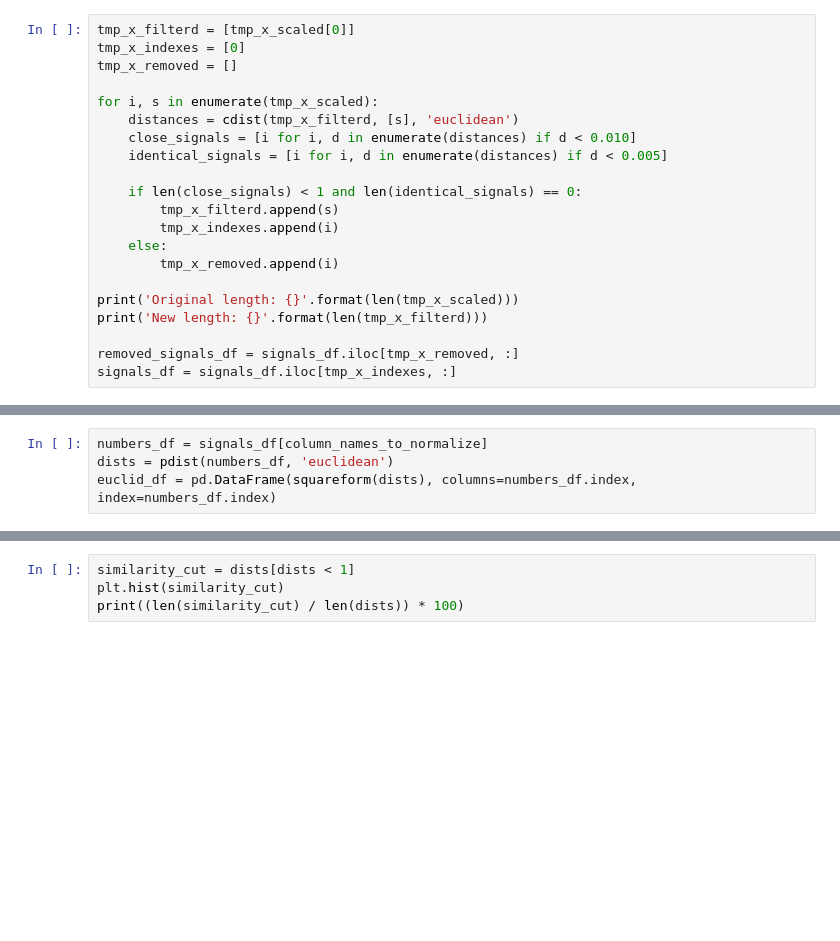
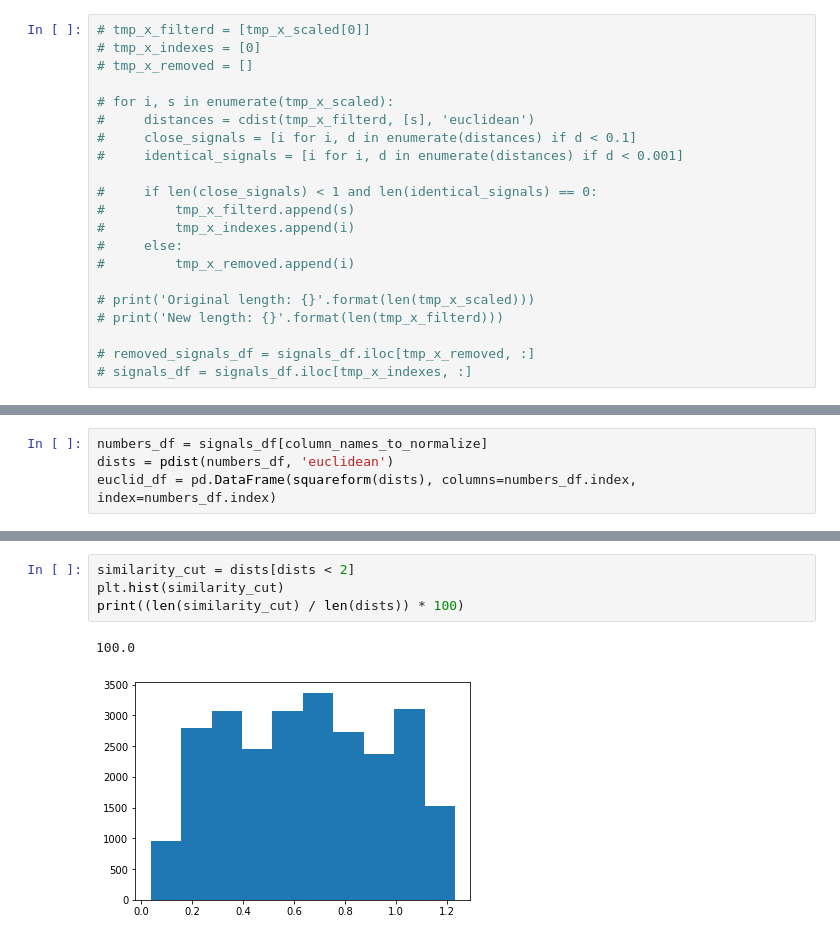
Before and after one commit to presence-solutions/mqtt-room-presence, a Jupyter notebook: research.ipynb, the cells around one changed output, grey strips where cells are left out. Saved outputs shown, nothing was run; the diff lists cells and outputs as text; blank space fills up the shorter version.

Commit message:
similarity filtered learning

```diff
--- a/research.ipynb
+++ b/research.ipynb
@@ -48,22 +75,22 @@ signals_df[column_names_to_normalize] = df_temp
 # %%
-tmp_x_filterd = [tmp_x_scaled[0]]
-tmp_x_indexes = [0]
-tmp_x_removed = []
+# tmp_x_filterd = [tmp_x_scaled[0]]
+# tmp_x_indexes = [0]
+# tmp_x_removed = []
 
-for i, s in enumerate(tmp_x_scaled):
-    distances = cdist(tmp_x_filterd, [s], 'euclidean')
-    close_signals = [i for i, d in enumerate(distances) if d < 0.010]
-    identical_signals = [i for i, d in enumerate(distances) if d < 0.005]
+# for i, s in enumerate(tmp_x_scaled):
+#     distances = cdist(tmp_x_filterd, [s], 'euclidean')
+#     close_signals = [i for i, d in enumerate(distances) if d < 0.1]
+#     identical_signals = [i for i, d in enumerate(distances) if d < 0.001]
 
-    if len(close_signals) < 1 and len(identical_signals) == 0:
-        tmp_x_filterd.append(s)
-        tmp_x_indexes.append(i)
-    else:
-        tmp_x_removed.append(i)
+#     if len(close_signals) < 1 and len(identical_signals) == 0:
+#         tmp_x_filterd.append(s)
+#         tmp_x_indexes.append(i)
+#     else:
+#         tmp_x_removed.append(i)
 
-print('Original length: {}'.format(len(tmp_x_scaled)))
-print('New length: {}'.format(len(tmp_x_filterd)))
+# print('Original length: {}'.format(len(tmp_x_scaled)))
+# print('New length: {}'.format(len(tmp_x_filterd)))
 
-removed_signals_df = signals_df.iloc[tmp_x_removed, :]
-signals_df = signals_df.iloc[tmp_x_indexes, :]
+# removed_signals_df = signals_df.iloc[tmp_x_removed, :]
+# signals_df = signals_df.iloc[tmp_x_indexes, :]
 # %%
@@ -111,4 +128,7 @@ plt.show()
 # %%
-similarity_cut = dists[dists < 1]
+similarity_cut = dists[dists < 2]
 plt.hist(similarity_cut)
 print((len(similarity_cut) / len(dists)) * 100)
+# %% [output]
+100.0
+[figure, added]
```
Also changed, not shown: parts of 9 cells of this notebook, 11 other files.
